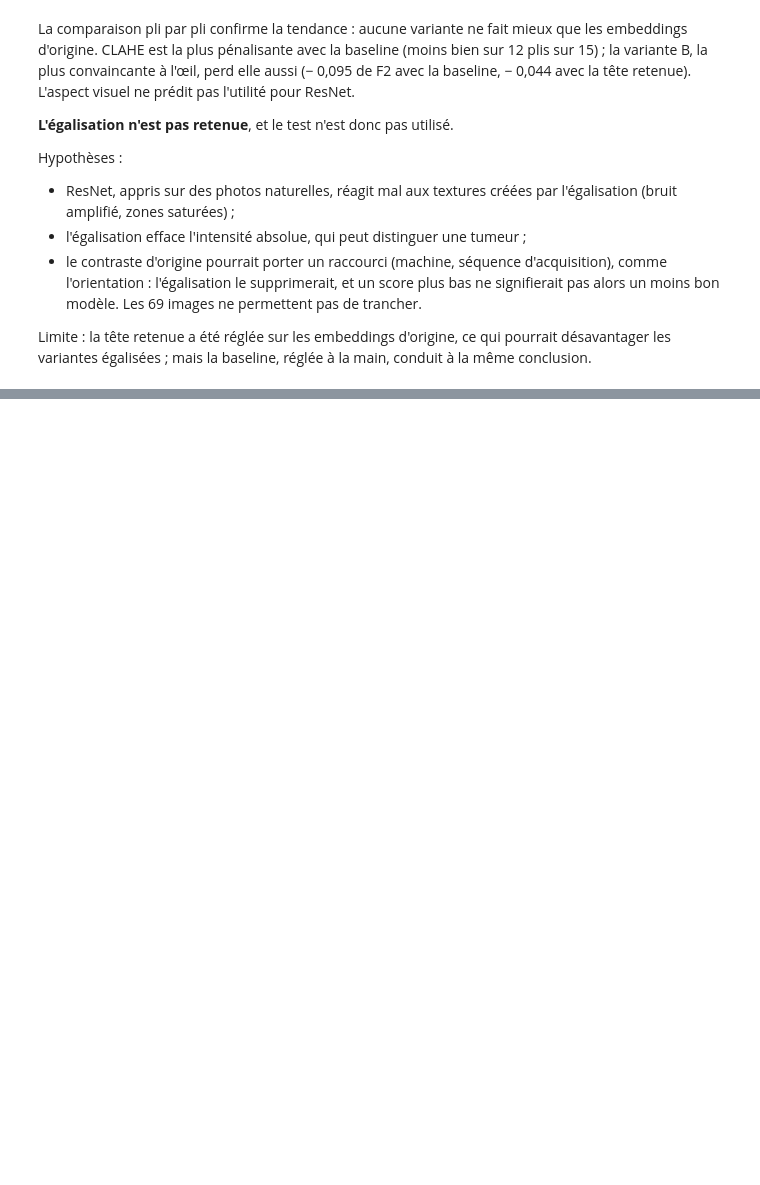
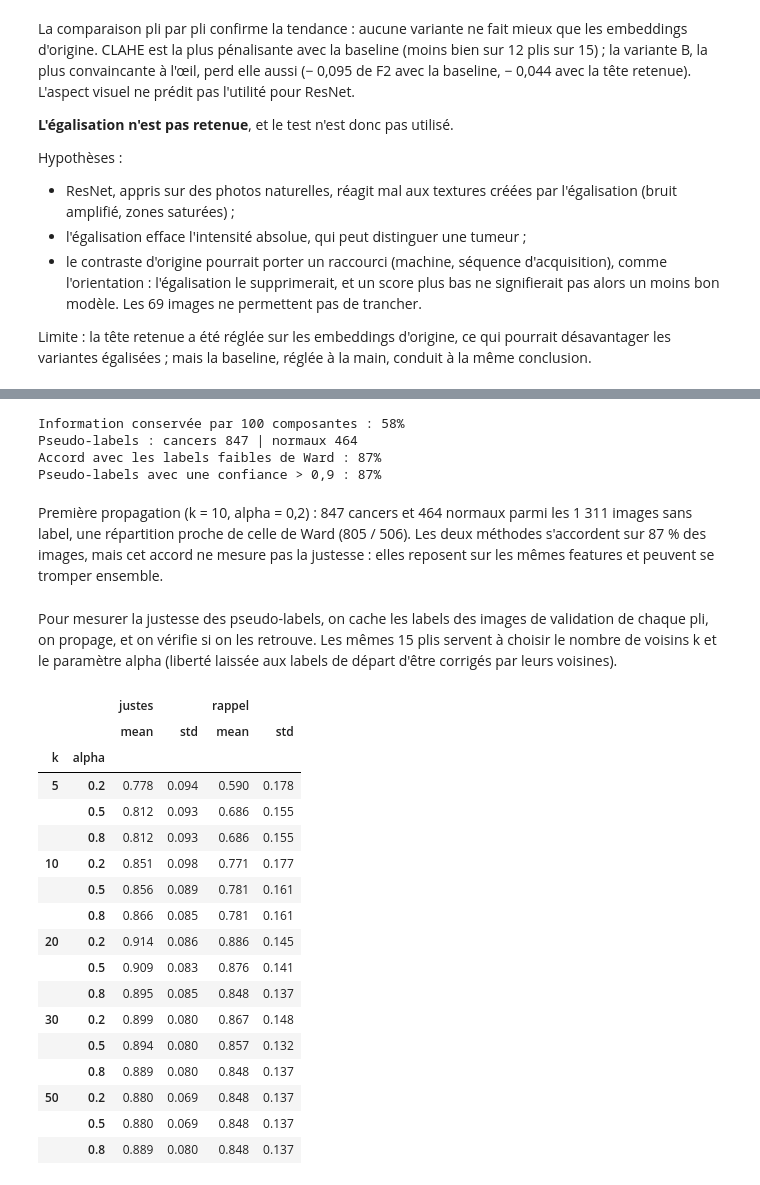
Before and after one commit to matthieudevivie/Projet-7---Labellisez-et-appliquez-des-approches-semi-supervisees-en-traitement-d-images, a Jupyter notebook: notebooks/04_semi_supervise.ipynb, the cells around one changed output, grey strips where cells are left out. Saved outputs shown, nothing was run; the diff lists cells and outputs as text; code cells hidden in the pictures; blank space fills up the shorter version.

Commit message:
Label spreading : qualité des pseudo-labels sur labels cachés, classifieur direct sur le test

```diff
--- a/notebooks/04_semi_supervise.ipynb
+++ b/notebooks/04_semi_supervise.ipynb
@@ -694,0 +699,67 @@ Limite : la tête retenue a été réglée sur les embeddings d'origine, ce qui
+# %%
+from sklearn.decomposition import PCA
+from sklearn.semi_supervised import LabelSpreading
+
+# ACP à 100 composantes, apprise sur forts + faibles (jamais sur le test), comme pour Ward
+acp = PCA(n_components=100, random_state=42).fit(np.vstack([X_fort, X_faible]))
+Z_fort, Z_faible, Z_test = acp.transform(X_fort), acp.transform(X_faible), acp.transform(X_test)
+Z = np.vstack([Z_fort, Z_faible])        # les 69 forts d'abord, puis les 1 311 sans label
+print(f"Information conservée par 100 composantes : {acp.explained_variance_ratio_.sum():.0%}")
+
+def propager(y_connus, k, alpha=0.2):
+    """Label spreading sur le graphe des k plus proches voisins.
+    y_connus : labels des 69 images fortes, -1 pour un label caché."""
+    y = np.concatenate([y_connus, -np.ones(len(Z_faible), dtype=int)])   # -1 = « inconnu » pour scikit-learn
+    return LabelSpreading(kernel="knn", n_neighbors=k, alpha=alpha, max_iter=1000).fit(Z, y)
+
+# Une première propagation, avec les 69 labels
+ls = propager(y_fort, k=10)
+proba = ls.label_distributions_[len(Z_fort):]     # (1311, 2) : probabilités normal / cancer
+pseudo = proba.argmax(axis=1)                      # pseudo-label : la classe la plus probable
+confiance = proba.max(axis=1)                      # entre 0,5 et 1
+print("Pseudo-labels : cancers", pseudo.sum(), "| normaux", (pseudo == 0).sum())
+print(f"Accord avec les labels faibles de Ward : {(pseudo == y_faible).mean():.0%}")
+print(f"Pseudo-labels avec une confiance > 0,9 : {(confiance > 0.9).mean():.0%}")
+# %% [output]
+Information conservée par 100 composantes : 58%
+Pseudo-labels : cancers 847 | normaux 464
+Accord avec les labels faibles de Ward : 87%
+Pseudo-labels avec une confiance > 0,9 : 87%
+# %% [markdown]
+Première propagation (k = 10, alpha = 0,2) : 847 cancers et 464 normaux parmi les 1 311 images sans label, une répartition proche de celle de Ward (805 / 506). Les deux méthodes s'accordent sur 87 % des images, mais cet accord ne mesure pas la justesse : elles reposent sur les mêmes features et peuvent se tromper ensemble.
+# %% [markdown]
+Pour mesurer la justesse des pseudo-labels, on cache les labels des images de validation de chaque pli, on propage, et on vérifie si on les retrouve. Les mêmes 15 plis servent à choisir le nombre de voisins k et le paramètre alpha (liberté laissée aux labels de départ d'être corrigés par leurs voisines).
+# %%
+lignes = []
+for k in [5, 10, 20, 30, 50]:
+    for alpha in [0.2, 0.5, 0.8]:
+        for num_pli, (idx_tr, idx_val) in enumerate(plis):
+            y_caches = y_fort.copy()
+            y_caches[idx_val] = -1                          # on cache les labels du pli de validation
+            ls_pli = propager(y_caches, k, alpha)
+            retrouves = ls_pli.transduction_[idx_val]       # labels propagés sur les images cachées
+            lignes.append({"k": k, "alpha": alpha, "pli": num_pli,
+                           "justes": (retrouves == y_fort[idx_val]).mean(),
+                           "rappel": recall_score(y_fort[idx_val], retrouves)})
+
+qualite_ls = pd.DataFrame(lignes)
+qualite_ls.groupby(["k", "alpha"])[["justes", "rappel"]].agg(["mean", "std"]).round(3)
+# %% [output]
+|  |  | justes |  | rappel |  |
+|  |  | mean | std | mean | std |
+| k | alpha |  |  |  |  |
+| 5 | 0.2 | 0.778 | 0.094 | 0.590 | 0.178 |
+|  | 0.5 | 0.812 | 0.093 | 0.686 | 0.155 |
+|  | 0.8 | 0.812 | 0.093 | 0.686 | 0.155 |
+| 10 | 0.2 | 0.851 | 0.098 | 0.771 | 0.177 |
+|  | 0.5 | 0.856 | 0.089 | 0.781 | 0.161 |
+|  | 0.8 | 0.866 | 0.085 | 0.781 | 0.161 |
+| 20 | 0.2 | 0.914 | 0.086 | 0.886 | 0.145 |
+|  | 0.5 | 0.909 | 0.083 | 0.876 | 0.141 |
+|  | 0.8 | 0.895 | 0.085 | 0.848 | 0.137 |
+| 30 | 0.2 | 0.899 | 0.080 | 0.867 | 0.148 |
+|  | 0.5 | 0.894 | 0.080 | 0.857 | 0.132 |
+|  | 0.8 | 0.889 | 0.080 | 0.848 | 0.137 |
+| 50 | 0.2 | 0.880 | 0.069 | 0.848 | 0.137 |
+|  | 0.5 | 0.880 | 0.069 | 0.848 | 0.137 |
+|  | 0.8 | 0.889 | 0.080 | 0.848 | 0.137 |
```
Also changed, not shown: parts of 9 cells of this notebook.
